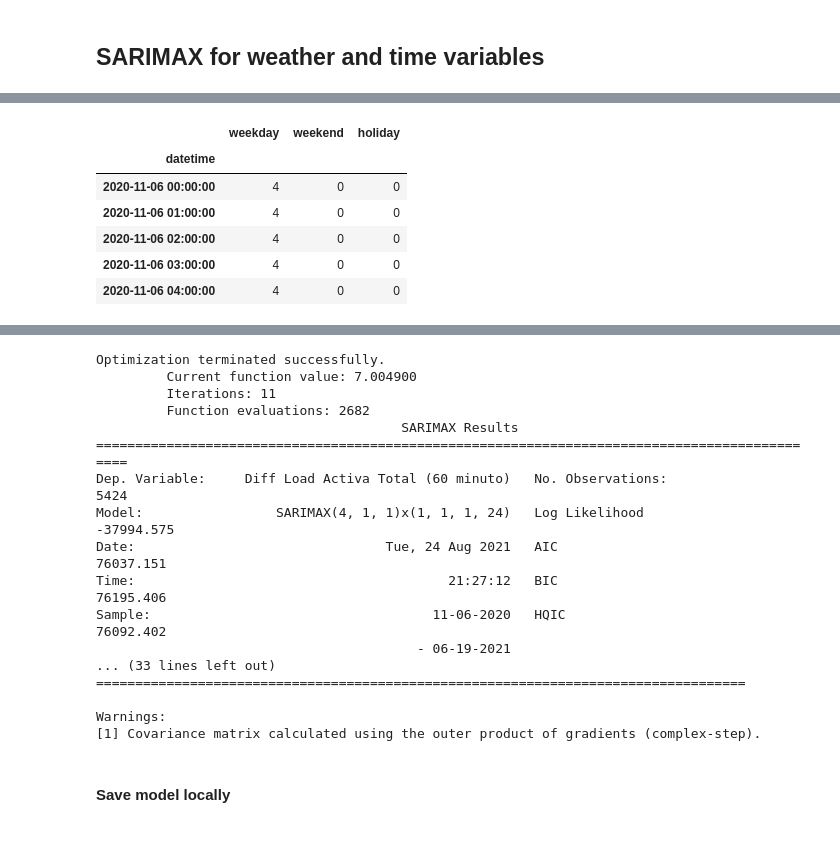
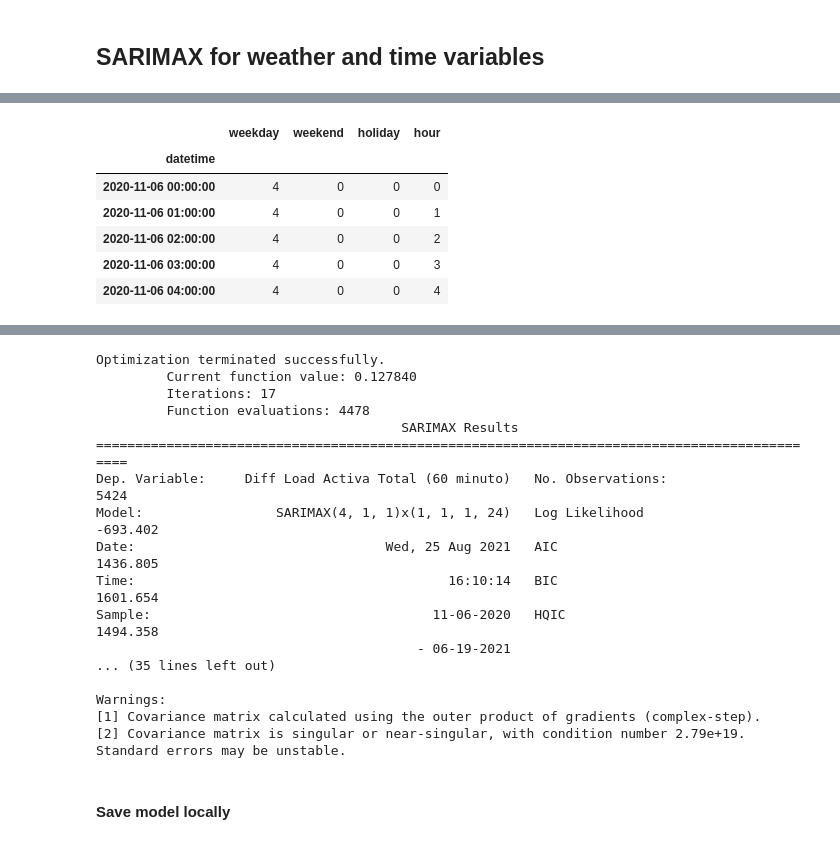
Before and after one commit to I-NERGY/DeepTSF, a Jupyter notebook: python_tal_forecasts.ipynb, the cells around one changed output, grey strips where cells are left out. Cells and saved outputs as stored; diff of their text form; code cells hidden in the pictures.

```diff
--- a/python_tal_forecasts.ipynb
+++ b/python_tal_forecasts.ipynb
@@ -305,16 +301,16 @@ weather.head()
 # %%
 time = pd.read_csv('../VEOLIA/artifacts/time_60min.csv',
                    index_col=1, parse_dates=True)[datetime(2020, 11, 6):]
-time_useful = time[['weekday', 'weekend', 'holiday']].astype(int)
+time_useful = time[['weekday', 'weekend', 'holiday', 'hour']].astype(int)
 time_useful.head()
 # %% [output]
-|  | weekday | weekend | holiday |
-| datetime |  |  |  |
-| 2020-11-06 00:00:00 | 4 | 0 | 0 |
-| 2020-11-06 01:00:00 | 4 | 0 | 0 |
-| 2020-11-06 02:00:00 | 4 | 0 | 0 |
-| 2020-11-06 03:00:00 | 4 | 0 | 0 |
-| 2020-11-06 04:00:00 | 4 | 0 | 0 |
+|  | weekday | weekend | holiday | hour |
+| datetime |  |  |  |  |
+| 2020-11-06 00:00:00 | 4 | 0 | 0 | 0 |
+| 2020-11-06 01:00:00 | 4 | 0 | 0 | 1 |
+| 2020-11-06 02:00:00 | 4 | 0 | 0 | 2 |
+| 2020-11-06 03:00:00 | 4 | 0 | 0 | 3 |
+| 2020-11-06 04:00:00 | 4 | 0 | 0 | 4 |
 # %%
 exog_training = pd.concat((weather.loc[train.index], time_useful.loc[train.index]), axis=1)
 exog_testing = pd.concat((weather.loc[test.index], time_useful.loc[test.index]), axis=1)
@@ -333,22 +329,22 @@ sarimax = sm.tsa.statespace.SARIMAX(endog=train, order=(4, 1, 1), exog=exog_trai
 print(sarimax.summary())
 # %% [output]
 Optimization terminated successfully.
-         Current function value: 7.004900
-         Iterations: 11
-         Function evaluations: 2682
+         Current function value: 0.127840
+         Iterations: 17
+         Function evaluations: 4478
                                        SARIMAX Results
 ==============================================================================================
 Dep. Variable:     Diff Load Activa Total (60 minuto)   No. Observations:                 5424
-Model:                 SARIMAX(4, 1, 1)x(1, 1, 1, 24)   Log Likelihood              -37994.575
-Date:                                Tue, 24 Aug 2021   AIC                          76037.151
-Time:                                        21:27:12   BIC                          76195.406
-Sample:                                    11-06-2020   HQIC                         76092.402
+Model:                 SARIMAX(4, 1, 1)x(1, 1, 1, 24)   Log Likelihood                -693.402
+Date:                                Wed, 25 Aug 2021   AIC                           1436.805
+Time:                                        16:10:14   BIC                           1601.654
+Sample:                                    11-06-2020   HQIC                          1494.358
                                          - 06-19-2021
-... (33 lines left out)
-===================================================================================
+... (35 lines left out)
 
 Warnings:
 [1] Covariance matrix calculated using the outer product of gradients (complex-step).
+[2] Covariance matrix is singular or near-singular, with condition number 2.79e+19. Standard errors may be unstable.
 # %% [markdown]
 #### Save model locally
 # %%
```
Also changed, not shown: parts of 6 cells of this notebook, 3 other files.
